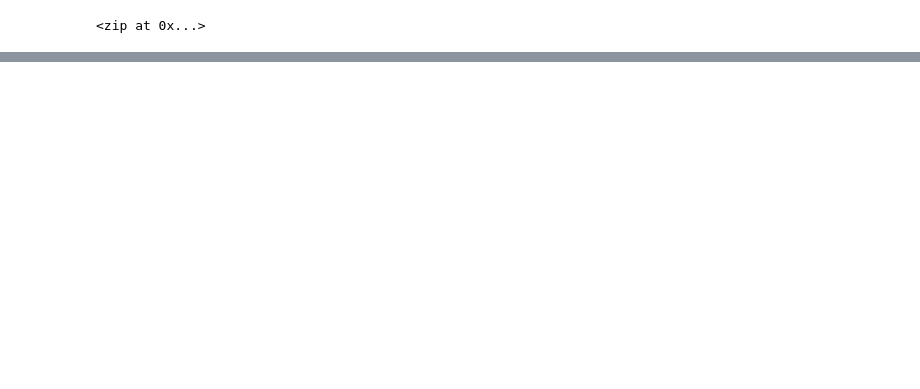
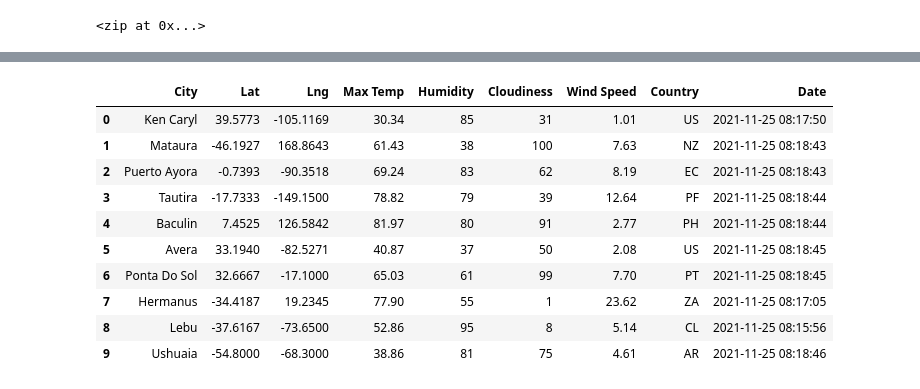
Before and after one commit to Samkyang/World_Weather_Analysis, a Jupyter notebook: WeatherPy.ipynb, the cells around one changed output, grey strips where cells are left out. Cells and saved outputs as stored; diff of their text form; code cells hidden in the pictures; blank space fills up the shorter version.

```diff
--- a/WeatherPy.ipynb
+++ b/WeatherPy.ipynb
@@ -11,3 +11,7 @@ lat_lngs = zip(lats, lngs)
 lat_lngs
 # %% [output]
 <zip at 0x...>
+# %%
+# Use the tuple() function to display the latitude and longitude combinations.
+for coordinate in coordinates:
+    print(coordinate[0], coordinate[1])
@@ -33,0 +64,4 @@ len(cities)
+# %%
+# Starting URL for Weather Map API Call.
+url = "http://api.openweathermap.org/data/2.5/weather?units=Imperial&APPID=" + weather_api_key
+print(url)
@@ -33,0 +70,4 @@ len(cities)
+# %%
+# Create an endpoint URL for a city.
+city_url = url + "&q=" + "Boston"
+print(city_url)
@@ -127,0 +168,16 @@ FileNotFoundError: [Errno 2] No such file or directory
+# %%
+# Convert the array of dictionaries to a Pandas DataFrame.
+city_data_df = pd.DataFrame(city_data)
+city_data_df.head(10)
+# %% [output]
+|  | City | Lat | Lng | Max Temp | Humidity | Cloudiness | Wind Speed | Country | Date |
+| 0 | Ken Caryl | 39.5773 | -105.1169 | 30.34 | 85 | 31 | 1.01 | US | 2021-11-25 08:17:50 |
+| 1 | Mataura | -46.1927 | 168.8643 | 61.43 | 38 | 100 | 7.63 | NZ | 2021-11-25 08:18:43 |
+| 2 | Puerto Ayora | -0.7393 | -90.3518 | 69.24 | 83 | 62 | 8.19 | EC | 2021-11-25 08:18:43 |
+| 3 | Tautira | -17.7333 | -149.1500 | 78.82 | 79 | 39 | 12.64 | PF | 2021-11-25 08:18:44 |
+| 4 | Baculin | 7.4525 | 126.5842 | 81.97 | 80 | 91 | 2.77 | PH | 2021-11-25 08:18:44 |
+| 5 | Avera | 33.1940 | -82.5271 | 40.87 | 37 | 50 | 2.08 | US | 2021-11-25 08:18:45 |
+| 6 | Ponta Do Sol | 32.6667 | -17.1000 | 65.03 | 61 | 99 | 7.70 | PT | 2021-11-25 08:18:45 |
+| 7 | Hermanus | -34.4187 | 19.2345 | 77.90 | 55 | 1 | 23.62 | ZA | 2021-11-25 08:17:05 |
+| 8 | Lebu | -37.6167 | -73.6500 | 52.86 | 95 | 8 | 5.14 | CL | 2021-11-25 08:15:56 |
+| 9 | Ushuaia | -54.8000 | -68.3000 | 38.86 | 81 | 75 | 4.61 | AR | 2021-11-25 08:18:46 |
```
Also changed, not shown: parts of 13 cells of this notebook, 2 other files.
